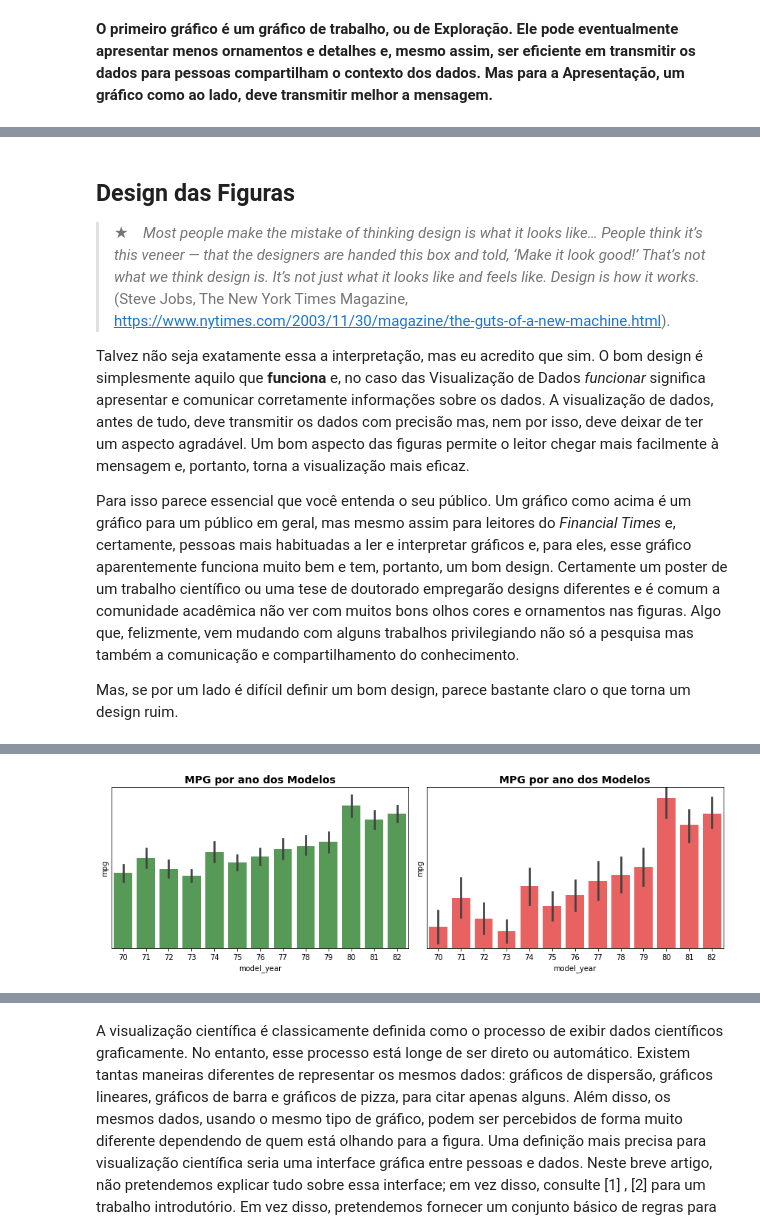
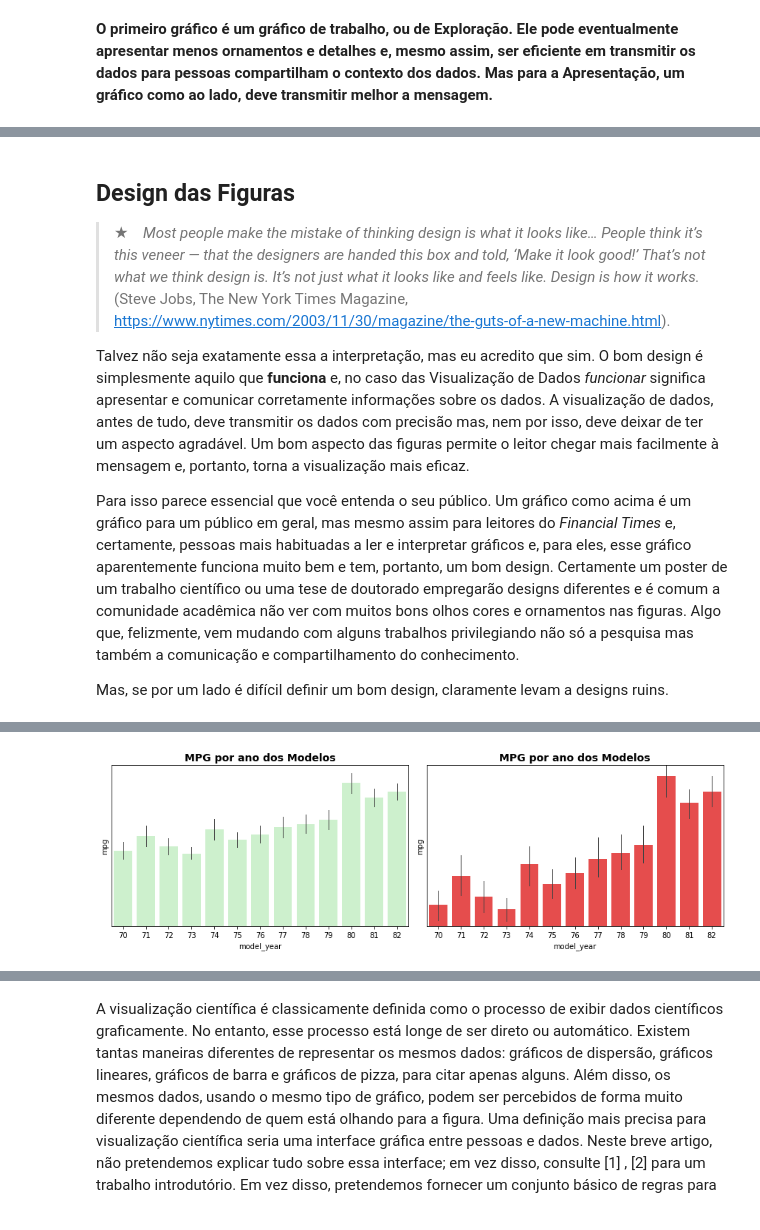
Before and after one commit to Rogerio-mack/Visualizacao-de-Dados-em-Python, a Jupyter notebook: c7_parte_1.ipynb, the cells around one changed output, grey strips where cells are left out. Saved outputs shown, nothing was run; the diff lists cells and outputs as text; code cells hidden in the pictures.

```diff
--- a/c7_parte_1.ipynb
+++ b/c7_parte_1.ipynb
@@ -126,7 +126,7 @@ Talvez não seja exatamente essa a interpretação, mas eu acredito que sim. O b
 
 Para isso parece essencial que você entenda o seu público. Um gráfico como acima é um gráfico para um público em geral, mas mesmo assim para leitores do *Financial Times* e, certamente, pessoas mais habituadas a ler e interpretar gráficos e, para eles, esse gráfico aparentemente funciona muito bem e tem, portanto, um bom design. Certamente um poster de um trabalho científico ou uma tese de doutorado empregarão designs diferentes e é comum a comunidade acadêmica não ver com muitos bons olhos cores e ornamentos nas figuras. Algo que, felizmente, vem mudando com alguns trabalhos privilegiando não só a pesquisa mas também a comunicação e compartilhamento do conhecimento.
 
-Mas, se por um lado é difícil definir um bom design, parece bastante claro o que torna um design ruim.
+Mas, se por um lado é difícil definir um bom design, claramente levam a designs ruins.
 # %%
 data = sns.load_dataset('mpg')
 display(data.head())
@@ -140,18 +140,18 @@ display(data.head())
 # %%
 plt.figure(figsize=(12,4))
 
 plt.subplot(1,2,1)
-sns.barplot(x='model_year',y='mpg',data=data, color='green', alpha=0.7)
+sns.barplot(x='model_year',y='mpg',data=data, color='lightgreen', alpha=0.5, errwidth=1)
 plt.title('MPG por ano dos Modelos', fontsize=14, weight='bold')
 plt.yticks([])
 
 plt.subplot(1,2,2)
-sns.barplot(x='model_year',y='mpg',data=data, color='red', alpha=0.7)
+sns.barplot(x='model_year',y='mpg',data=data, color='red', alpha=0.8, errwidth=1)
 plt.title('MPG por ano dos Modelos', fontsize=14, weight='bold')
 plt.ylim([15,35])
 plt.yticks([])
 
 plt.tight_layout()
 plt.show()
 # %% [output]
-[figure, old version]
+[figure, new version]
```
Also changed, not shown: parts of 8 cells of this notebook.
